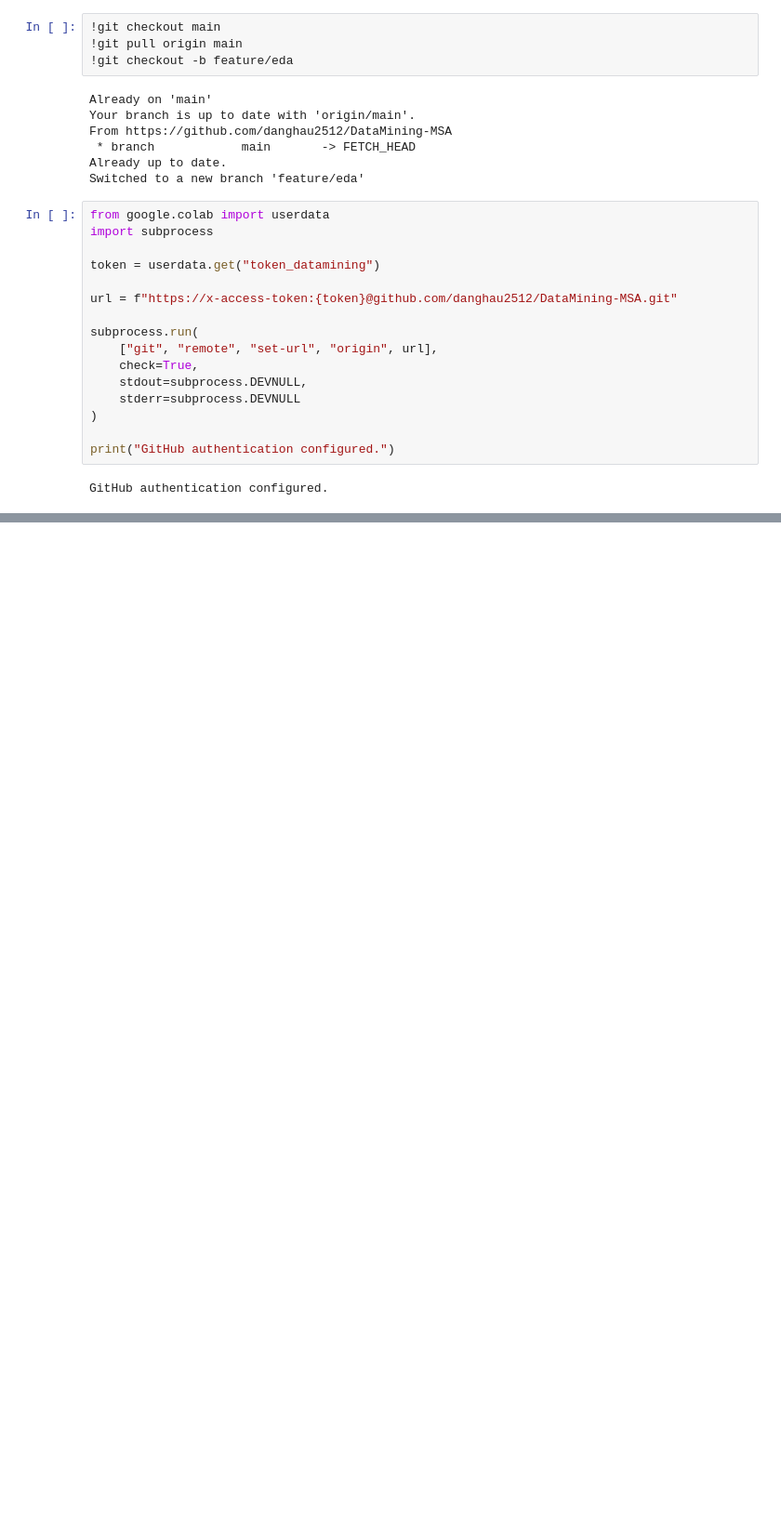
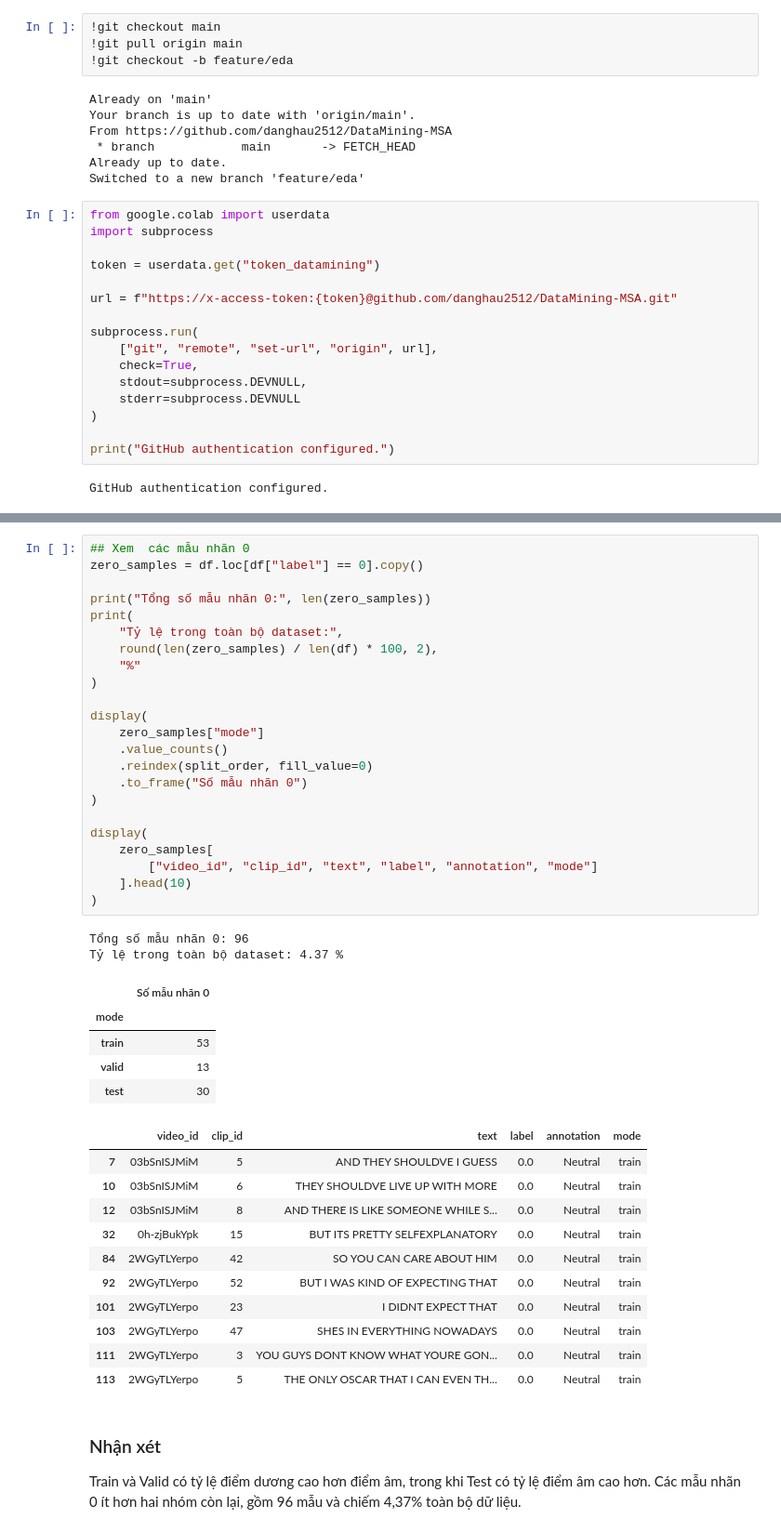
Before and after one commit to danghau2512/DataMining-MSA, a Jupyter notebook: src/notebooks/01_EDA.ipynb, the cells around one changed output, grey strips where cells are left out. Shown at 93% size. Cells and saved outputs as stored; diff of their text form; blank space fills up the shorter version.

```diff
--- a/src/notebooks/01_EDA.ipynb
+++ b/src/notebooks/01_EDA.ipynb
@@ -54,0 +679,45 @@ fatal: not a git repository (or any of the parent directories): .git
+# %%
+## Xem  các mẫu nhãn 0
+zero_samples = df.loc[df["label"] == 0].copy()
+
+print("Tổng số mẫu nhãn 0:", len(zero_samples))
+print(
+    "Tỷ lệ trong toàn bộ dataset:",
+    round(len(zero_samples) / len(df) * 100, 2),
+    "%"
+)
+
+display(
+    zero_samples["mode"]
+    .value_counts()
+    .reindex(split_order, fill_value=0)
+    .to_frame("Số mẫu nhãn 0")
+)
+
+display(
+    zero_samples[
+        ["video_id", "clip_id", "text", "label", "annotation", "mode"]
+    ].head(10)
+)
+# %% [output]
+Tổng số mẫu nhãn 0: 96
+Tỷ lệ trong toàn bộ dataset: 4.37 %
+|  | Số mẫu nhãn 0 |
+| mode |  |
+| train | 53 |
+| valid | 13 |
+| test | 30 |
+|  | video_id | clip_id | text | label | annotation | mode |
+| 7 | 03bSnISJMiM | 5 | AND THEY SHOULDVE I GUESS | 0.0 | Neutral | train |
+| 10 | 03bSnISJMiM | 6 | THEY SHOULDVE LIVE UP WITH MORE | 0.0 | Neutral | train |
+| 12 | 03bSnISJMiM | 8 | AND THERE IS LIKE SOMEONE WHILE S... | 0.0 | Neutral | train |
+| 32 | 0h-zjBukYpk | 15 | BUT ITS PRETTY SELFEXPLANATORY | 0.0 | Neutral | train |
+| 84 | 2WGyTLYerpo | 42 | SO YOU CAN CARE ABOUT HIM | 0.0 | Neutral | train |
+| 92 | 2WGyTLYerpo | 52 | BUT I WAS KIND OF EXPECTING THAT | 0.0 | Neutral | train |
+| 101 | 2WGyTLYerpo | 23 | I DIDNT EXPECT THAT | 0.0 | Neutral | train |
+| 103 | 2WGyTLYerpo | 47 | SHES IN EVERYTHING NOWADAYS | 0.0 | Neutral | train |
+| 111 | 2WGyTLYerpo | 3 | YOU GUYS DONT KNOW WHAT YOURE GON... | 0.0 | Neutral | train |
+| 113 | 2WGyTLYerpo | 5 | THE ONLY OSCAR THAT I CAN EVEN TH... | 0.0 | Neutral | train |
+# %% [markdown]
+### Nhận xét
+Train và Valid có tỷ lệ điểm dương cao hơn điểm âm, trong khi Test có tỷ lệ điểm âm cao hơn. Các mẫu nhãn 0 ít hơn hai nhóm còn lại, gồm 96 mẫu và chiếm 4,37% toàn bộ dữ liệu.
```
Also changed, not shown: parts of 44 cells of this notebook.
